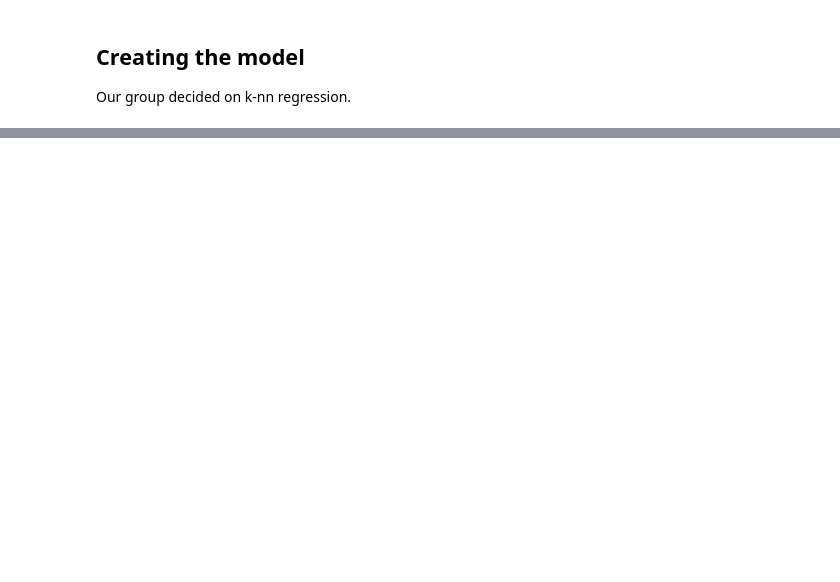
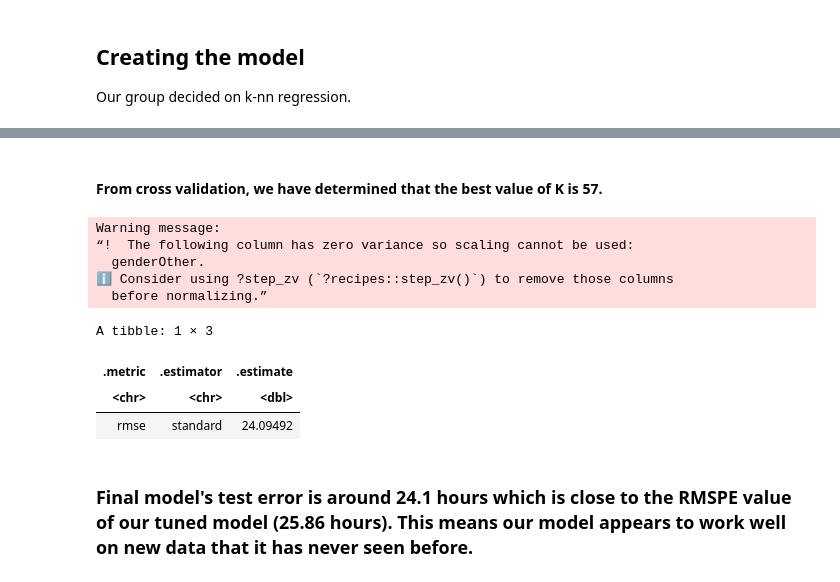
Before and after one commit to yuunvis/Group-Project, a Jupyter notebook: group_project.ipynb, the cells around one changed output, grey strips where cells are left out. Drawn from its saved outputs; the diff is of its cells as text; code cells hidden in the pictures; blank space fills up the shorter version.

```diff
--- a/group_project.ipynb
+++ b/group_project.ipynb
@@ -226,0 +297,37 @@ A data.frame: 6 × 14
+# %% [markdown]
+#### From cross validation, we have determined that the best value of K is 57.
+# %%
+#creating model specification with k=57
+kmin<-minecraft_min|>pull(neighbors)
+
+minecraft_spec<-nearest_neighbor(weight_func = "rectangular",
+                                 neighbors=kmin)|>
+                set_engine("kknn")|>
+                set_mode("regression")
+
+#retrain our model on the training set
+#creating a workflow
+minecraft_fit<-workflow()|>
+                    add_recipe(minecraft_recipe)|>
+                    add_model(minecraft_spec)|>
+                    fit(data = minecraft_train)
+#predict on test
+minecraft_summary<-minecraft_fit|>
+    predict(minecraft_test)|>
+    bind_cols(minecraft_test)|>
+    metrics(truth=played_hours, estimate = .pred)|>
+    filter(.metric =="rmse")
+
+minecraft_summary
+# %% [output]
+Warning message:
+“!  The following column has zero variance so scaling cannot be used:
+  genderOther.
+ℹ Consider using ?step_zv (`?recipes::step_zv()`) to remove those columns
+  before normalizing.”
+A tibble: 1 × 3
+| .metric | .estimator | .estimate |
+| <chr> | <chr> | <dbl> |
+| rmse | standard | 24.09492 |
+# %% [markdown]
+### Final model's test error is around 24.1 hours which is close to the RMSPE value of our tuned model (25.86 hours). This means our model appears to work well on new data that it has never seen before.
```
Also changed, not shown: parts of 9 cells of this notebook.
